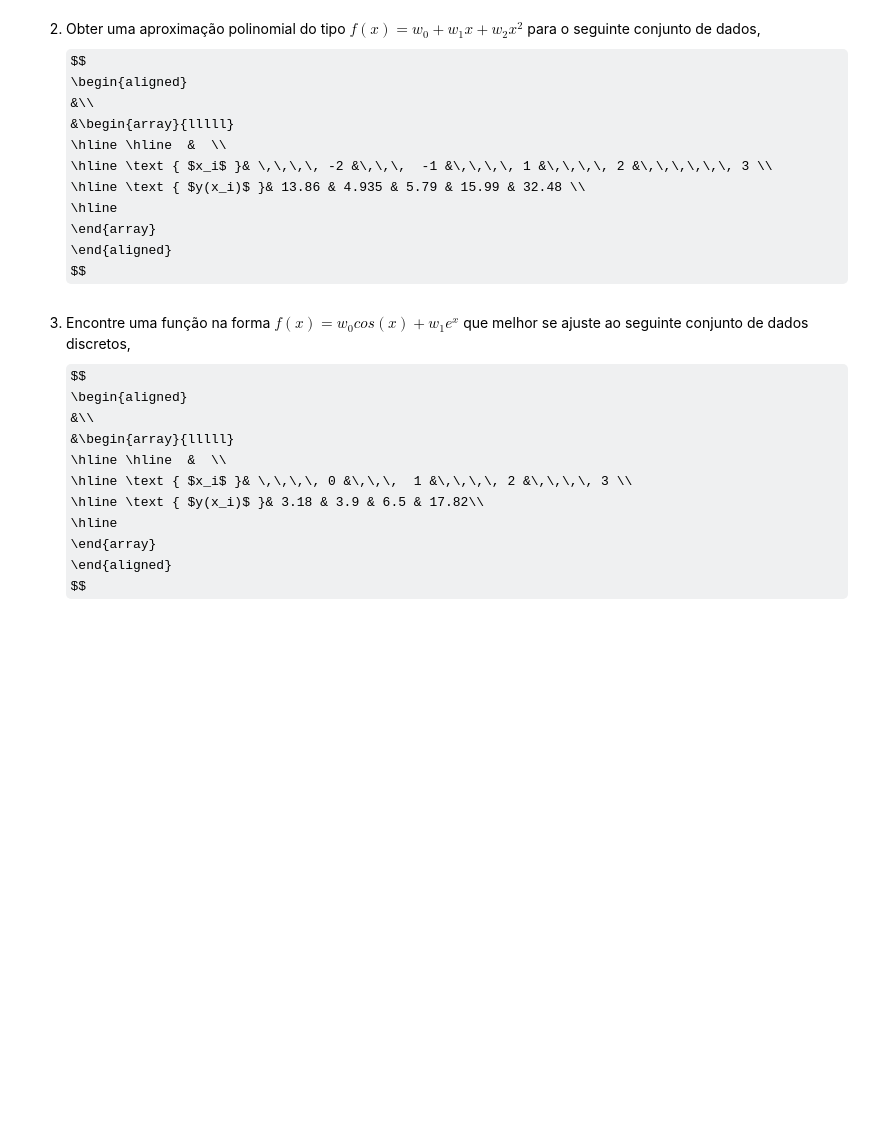
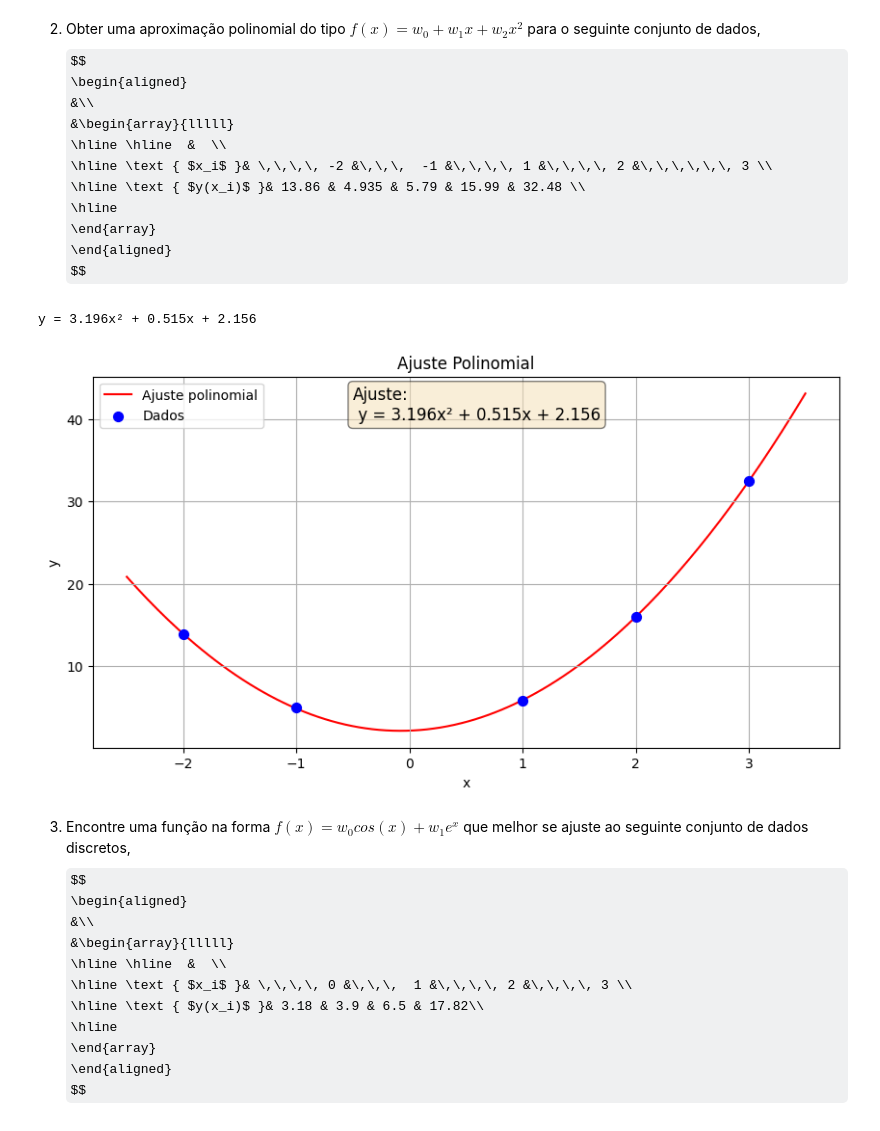
Before and after one commit to DanielMedeiros1/LAB-CN, a Jupyter notebook: Lab_03.ipynb, the cells around one changed output. Saved outputs shown, nothing was run; the diff lists cells and outputs as text; code cells hidden in the pictures; some formulas as TeX source; blank space fills up the shorter version.

```diff
--- a/Lab_03.ipynb
+++ b/Lab_03.ipynb
@@ -265,6 +265,57 @@ $$
 \end{array}
 \end{aligned}
 $$
+# %%
+import numpy as np
+import matplotlib.pyplot as plt
+import numpy.linalg as la
+
+x = np.array([-2, -1, 1, 2, 3])
+y = np.array([13.86, 4.935, 5.79, 15.99, 32.48])
+
+g0 = np.ones_like(x)
+g1 = x
+g2 = x**2
+
+A = np.array([
+    [g0 @ g0, g0 @ g1, g0 @ g2],
+    [g1 @ g0, g1 @ g1, g1 @ g2],
+    [g2 @ g0, g2 @ g1, g2 @ g2]
+])
+
+b = np.array([
+    [g0 @ y],
+    [g1 @ y],
+    [g2 @ y]
+])
+
+w = la.inv(A) @ b
+
+x_valores = np.linspace(-2.5, 3.5, 200)
+g0_valores = np.ones_like(x_valores)
+g1_valores = x_valores
+g2_valores = x_valores**2
+
+y_est = w[0]*g0_valores + w[1]*g1_valores + w[2]*g2_valores
+
+print(f"y = {w[2][0]:.3f}x² + {w[1][0]:.3f}x + {w[0][0]:.3f}")
+
+plt.figure(figsize=(10, 5))
+plt.plot(x_valores, y_est, color='red', label='Ajuste polinomial', zorder=1)
+plt.scatter(x, y, color='blue', label='Dados', s=50, zorder=2)
+
+
+expressao = f'Ajuste:\n y = {w[2][0]:.3f}x² + {w[1][0]:.3f}x + {w[0][0]:.3f}'
+plt.text(-0.5, 44, expressao, fontsize=12, verticalalignment='top', bbox=dict(boxstyle="round", facecolor='wheat', alpha=0.5))
+plt.xlabel("x")
+plt.ylabel("y")
+plt.title("Ajuste Polinomial")
+plt.legend()
+plt.grid(True)
+plt.show()
+# %% [output]
+y = 3.196x² + 0.515x + 2.156
+[figure, added]
 # %% [markdown]
 3. Encontre uma função na forma $f(x) = w_0cos(x) + w_1e^x$ que melhor se ajuste ao seguinte conjunto de dados discretos,
 $$
```
Also changed, not shown: parts of 3 cells of this notebook.
